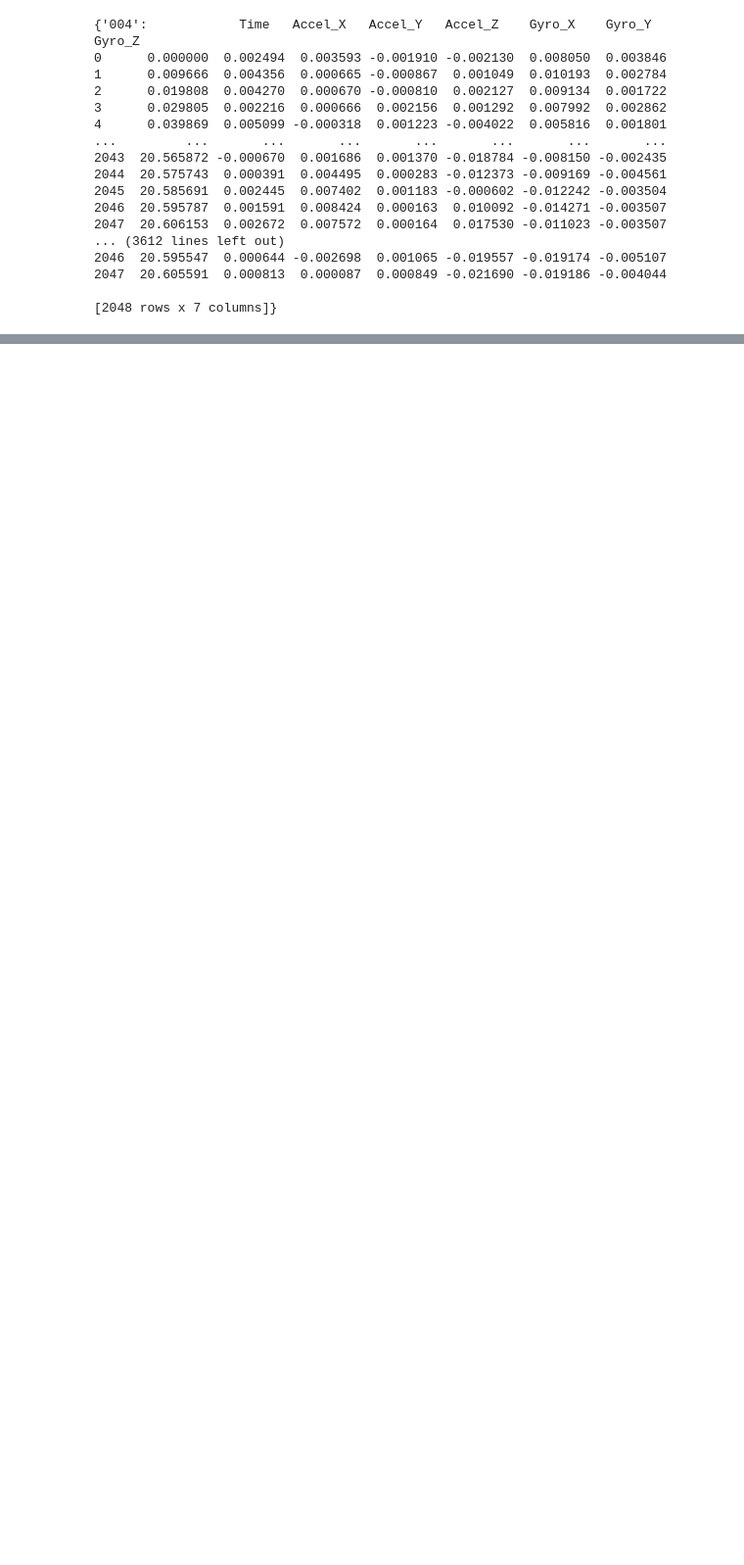
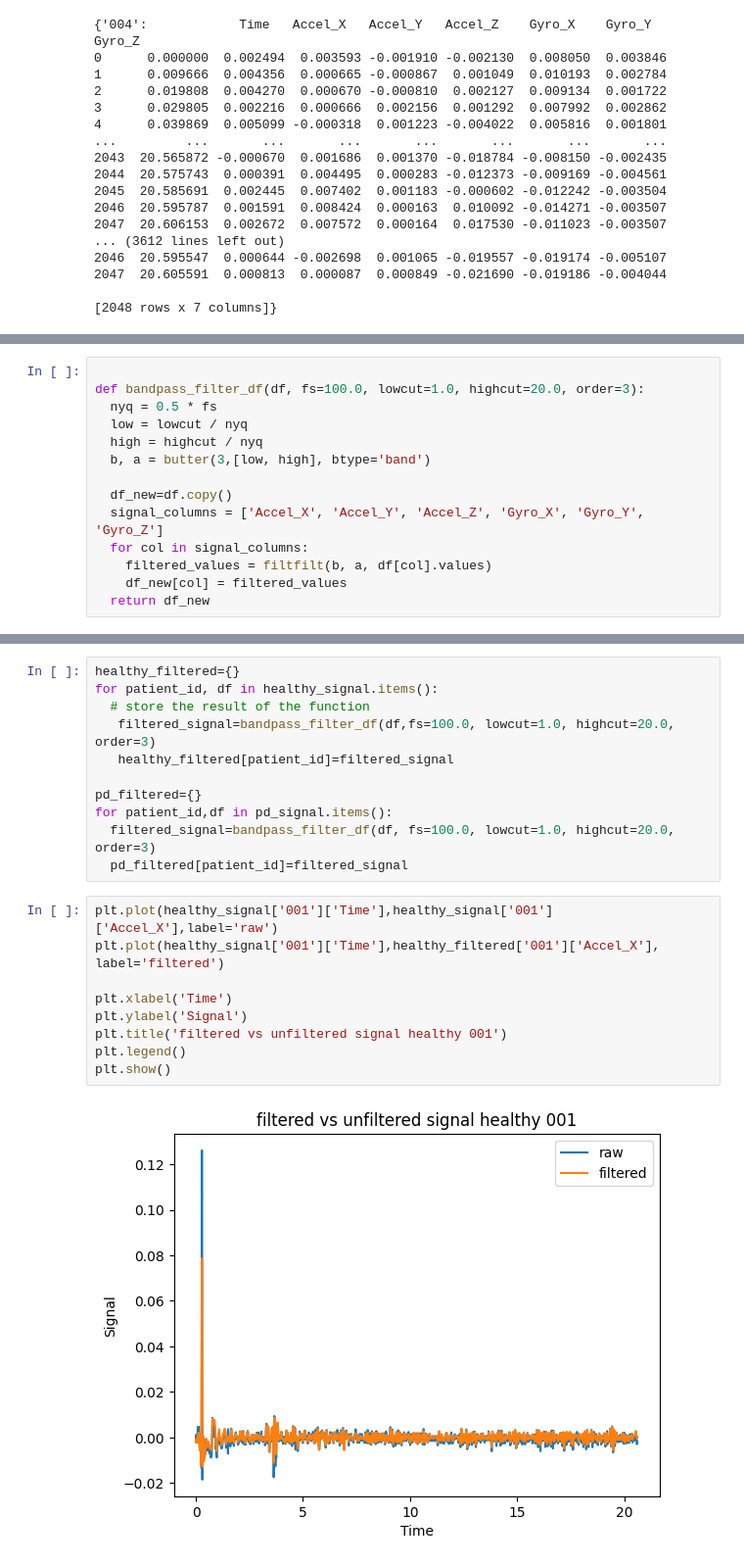
Before and after one commit to isaacmutuma/federated-subset-scanning-pads, a Jupyter notebook: Data_processing.ipynb, the cells around one changed output, grey strips where cells are left out. Shown at 98% size. Drawn from its saved outputs; the diff is of its cells as text; blank space fills up the shorter version.

Commit message:
signal dataframes filtered

```diff
--- a/Data_processing.ipynb
+++ b/Data_processing.ipynb
@@ -252,0 +251,14 @@ plt.show()
+# %%
+
+def bandpass_filter_df(df, fs=100.0, lowcut=1.0, highcut=20.0, order=3):
+  nyq = 0.5 * fs
+  low = lowcut / nyq
+  high = highcut / nyq
+  b, a = butter(3,[low, high], btype='band')
+
+  df_new=df.copy()
+  signal_columns = ['Accel_X', 'Accel_Y', 'Accel_Z', 'Gyro_X', 'Gyro_Y', 'Gyro_Z']
+  for col in signal_columns:
+    filtered_values = filtfilt(b, a, df[col].values)
+    df_new[col] = filtered_values
+  return df_new
@@ -252,0 +280,22 @@ plt.show()
+# %%
+healthy_filtered={}
+for patient_id, df in healthy_signal.items():
+  # store the result of the function
+   filtered_signal=bandpass_filter_df(df,fs=100.0, lowcut=1.0, highcut=20.0, order=3)
+   healthy_filtered[patient_id]=filtered_signal
+
+pd_filtered={}
+for patient_id,df in pd_signal.items():
+  filtered_signal=bandpass_filter_df(df, fs=100.0, lowcut=1.0, highcut=20.0, order=3)
+  pd_filtered[patient_id]=filtered_signal
+# %%
+plt.plot(healthy_signal['001']['Time'],healthy_signal['001']['Accel_X'],label='raw')
+plt.plot(healthy_signal['001']['Time'],healthy_filtered['001']['Accel_X'], label='filtered')
+
+plt.xlabel('Time')
+plt.ylabel('Signal')
+plt.title('filtered vs unfiltered signal healthy 001')
+plt.legend()
+plt.show()
+# %% [output]
+[figure, added]
```
Also changed, not shown: parts of 6 cells of this notebook.
